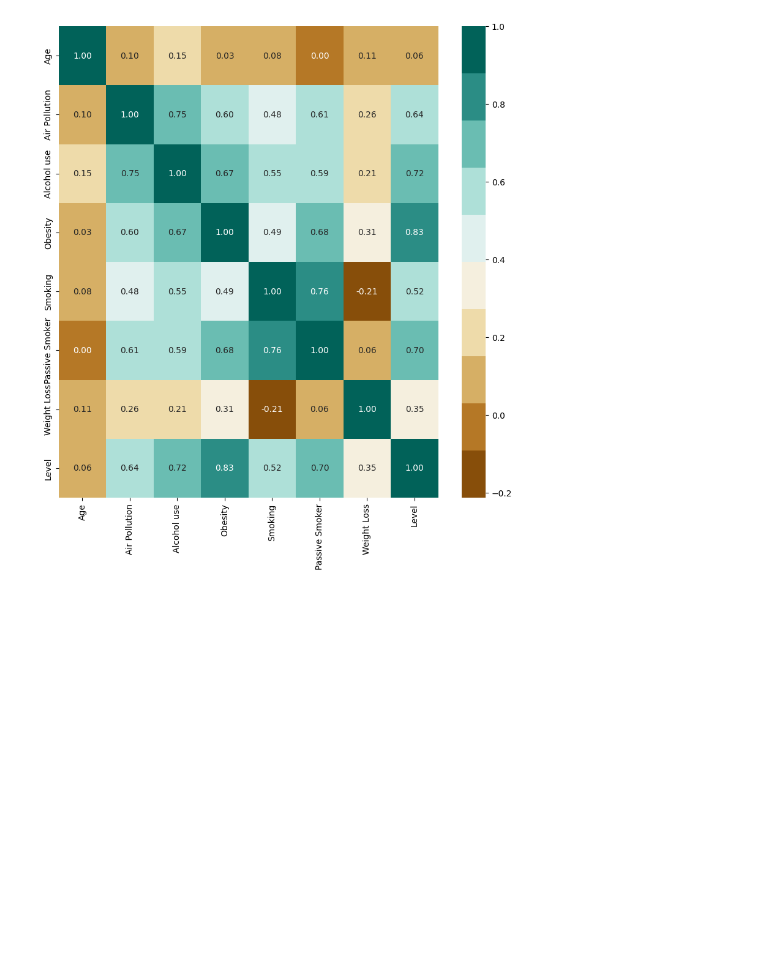
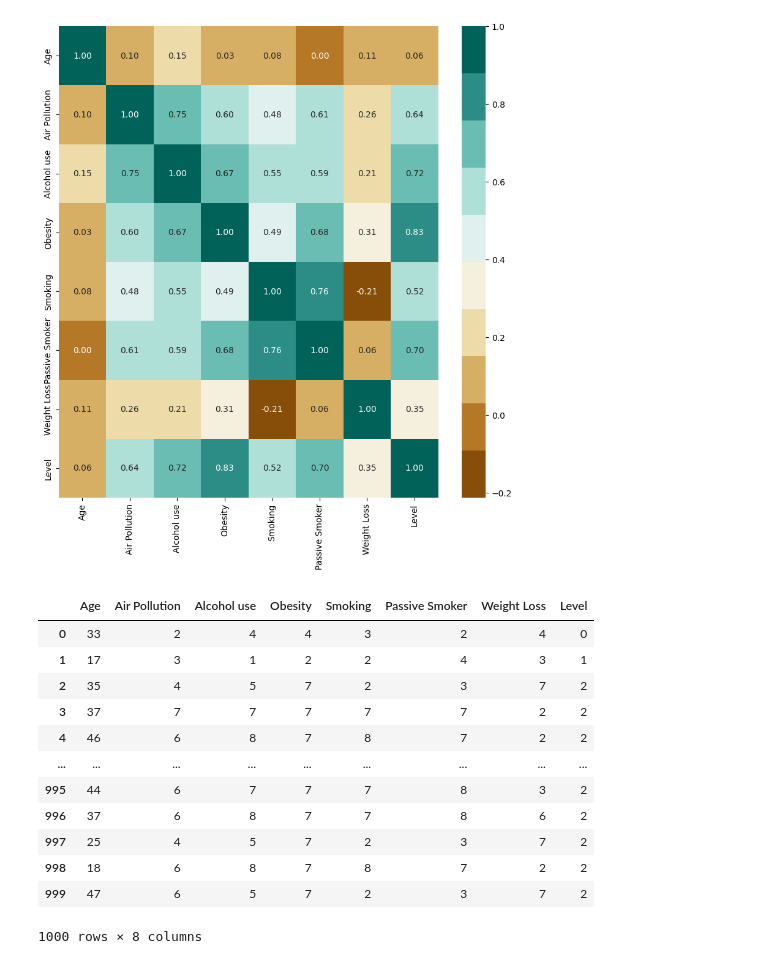
Before and after one commit to MarekVaris/Lung_Cancer_Prediction, a Jupyter notebook: main.ipynb, the cells around one changed output. Drawn from its saved outputs; the diff is of its cells as text; code cells hidden in the pictures; blank space fills up the shorter version.

```diff
--- a/main.ipynb
+++ b/main.ipynb
@@ -158,0 +182,16 @@ y = data.CurrentData().loc[:, 'Level'].to_numpy()
+# %%
+data.CurrentData()
+# %% [output]
+|  | Age | Air Pollution | Alcohol use | Obesity | Smoking | Passive Smoker | Weight Loss | Level |
+| 0 | 33 | 2 | 4 | 4 | 3 | 2 | 4 | 0 |
+| 1 | 17 | 3 | 1 | 2 | 2 | 4 | 3 | 1 |
+| 2 | 35 | 4 | 5 | 7 | 2 | 3 | 7 | 2 |
+| 3 | 37 | 7 | 7 | 7 | 7 | 7 | 2 | 2 |
+| 4 | 46 | 6 | 8 | 7 | 8 | 7 | 2 | 2 |
+| ... | ... | ... | ... | ... | ... | ... | ... | ... |
+| 995 | 44 | 6 | 7 | 7 | 7 | 8 | 3 | 2 |
+| 996 | 37 | 6 | 8 | 7 | 7 | 8 | 6 | 2 |
+| 997 | 25 | 4 | 5 | 7 | 2 | 3 | 7 | 2 |
+| 998 | 18 | 6 | 8 | 7 | 8 | 7 | 2 | 2 |
+| 999 | 47 | 6 | 5 | 7 | 2 | 3 | 7 | 2 |
+1000 rows × 8 columns
```
Also changed, not shown: parts of 4 cells of this notebook, 1 other file.
